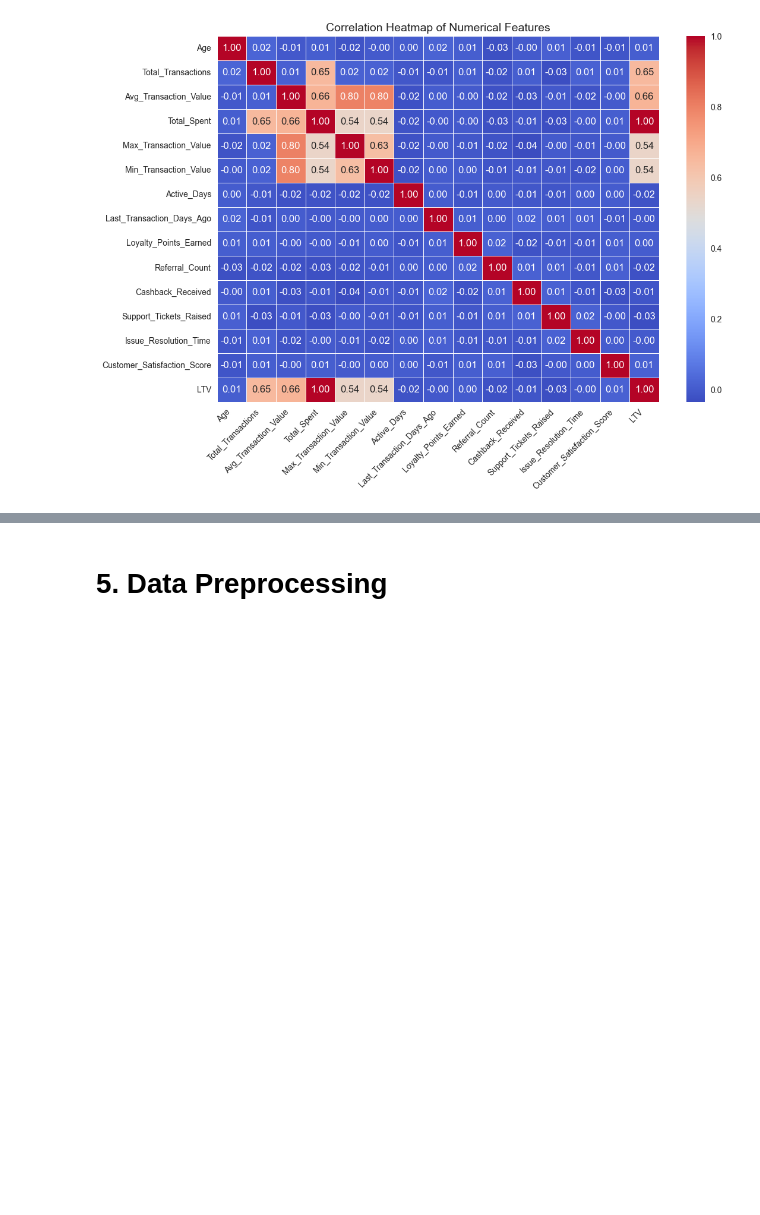
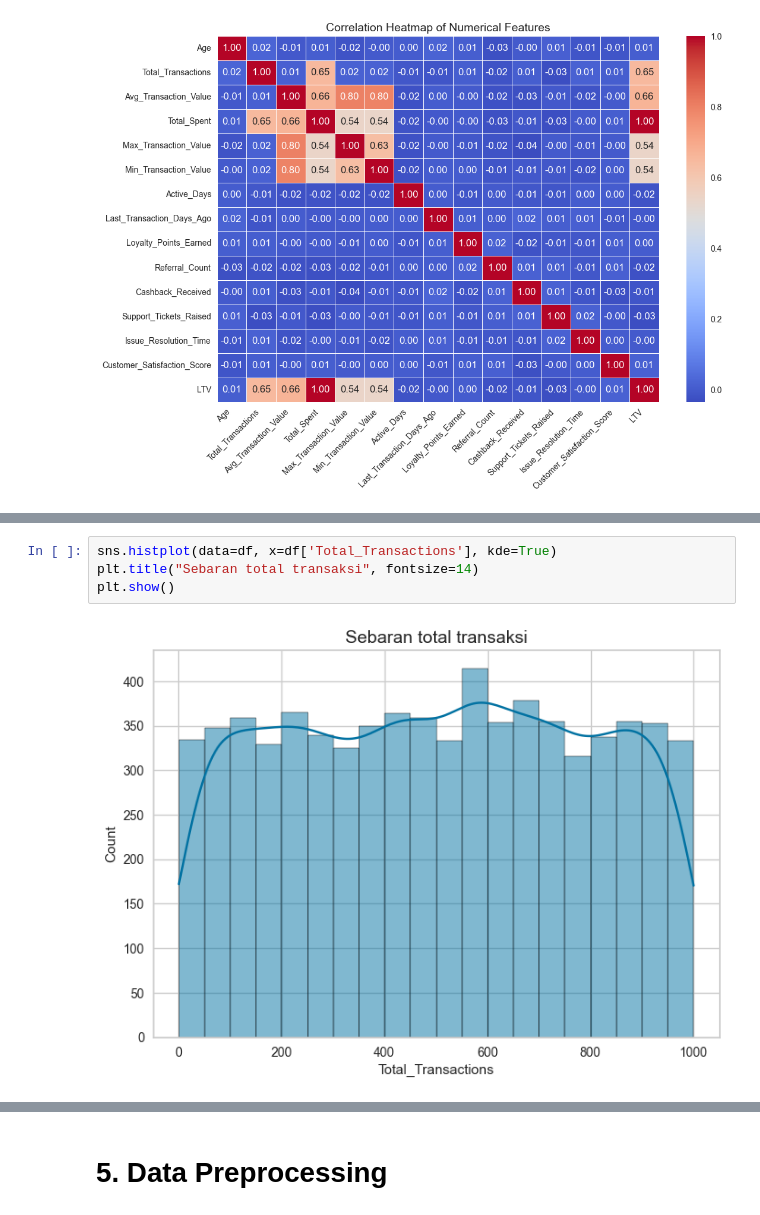
Before and after one commit to mendhiri/unsup-project-dbs, a Jupyter notebook: clustering-notebook.ipynb, the cells around one changed output, grey strips where cells are left out. Saved outputs shown, nothing was run; the diff lists cells and outputs as text; blank space fills up the shorter version.

```diff
--- a/clustering-notebook.ipynb
+++ b/clustering-notebook.ipynb
@@ -136,0 +167,6 @@ plt.show()
+# %%
+sns.histplot(data=df, x=df['Total_Transactions'], kde=True)
+plt.title("Sebaran total transaksi", fontsize=14)
+plt.show()
+# %% [output]
+[figure, added]
```
Also changed, not shown: parts of 55 cells of this notebook.
